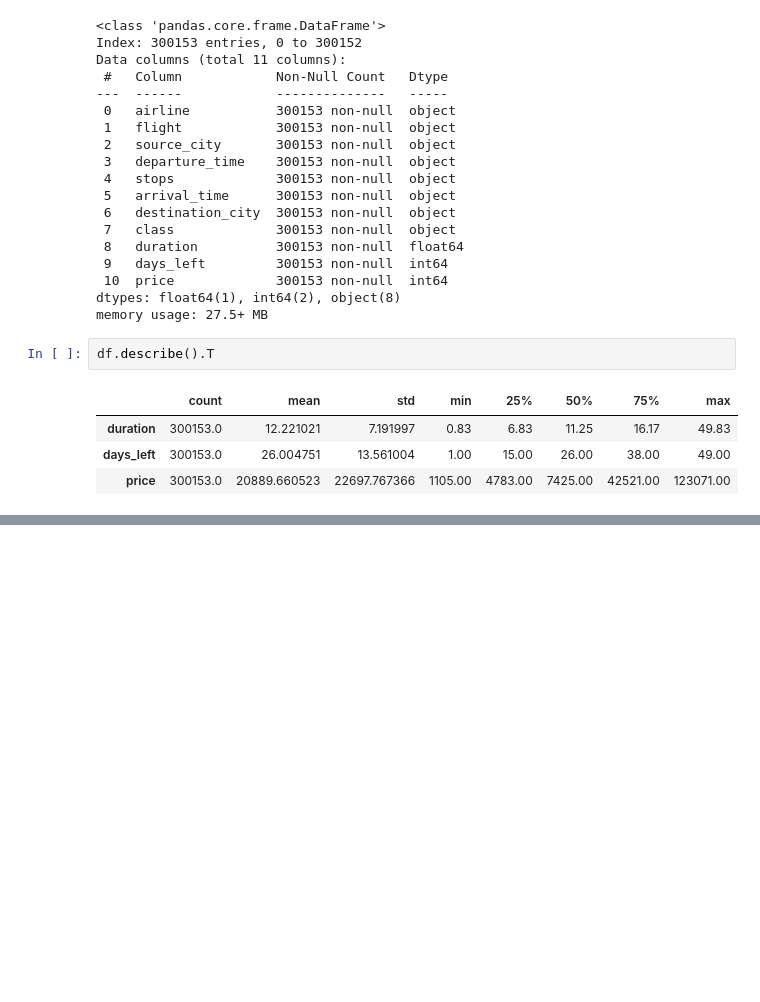
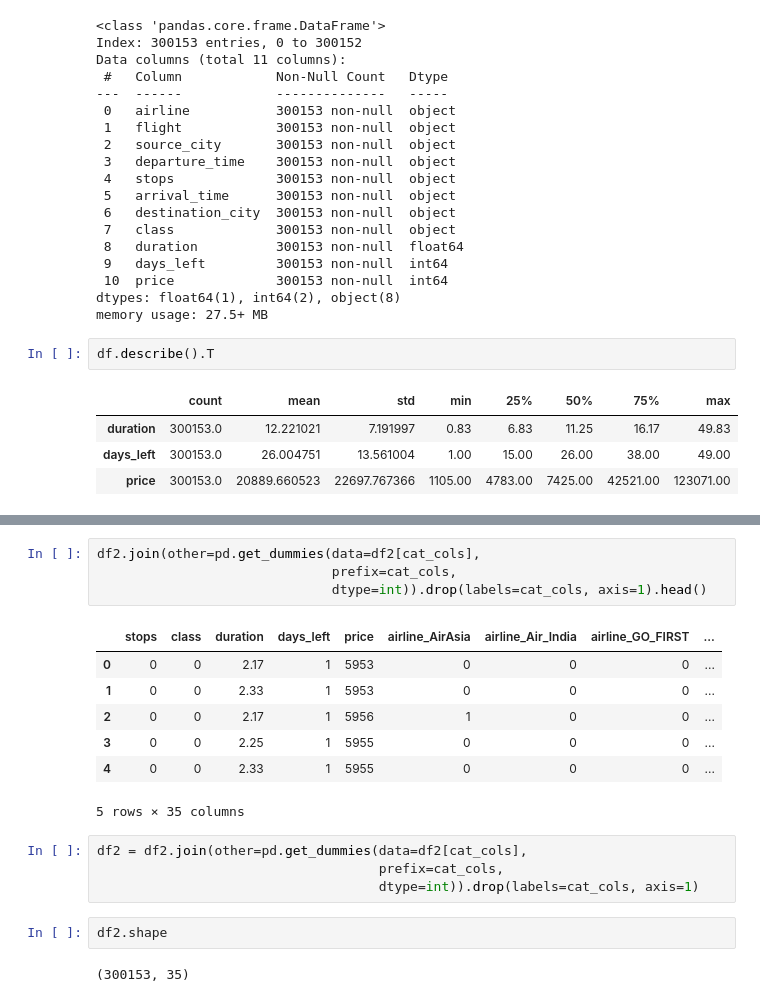
Before and after one commit to FGalvao77/-ANALYSIS-DATA-SCIENCE-Flight-Price-Prediction, a Jupyter notebook: [ANALYSIS_&_DATA_SCIENCE]_Flight_Price_Prediction.ipynb, the cells around one changed output, grey strips where cells are left out. Drawn from its saved outputs; the diff is of its cells as text; blank space fills up the shorter version.

```diff
--- a/[ANALYSIS_&_DATA_SCIENCE]_Flight_Price_Prediction.ipynb
+++ b/[ANALYSIS_&_DATA_SCIENCE]_Flight_Price_Prediction.ipynb
@@ -124,0 +355,20 @@ df.describe().T
+# %%
+df2.join(other=pd.get_dummies(data=df2[cat_cols],
+                              prefix=cat_cols,
+                              dtype=int)).drop(labels=cat_cols, axis=1).head()
+# %% [output]
+|  | stops | class | duration | days_left | price | airline_AirAsia | airline_Air_India | airline_GO_FIRST | ... |
+| 0 | 0 | 0 | 2.17 | 1 | 5953 | 0 | 0 | 0 | ... |
+| 1 | 0 | 0 | 2.33 | 1 | 5953 | 0 | 0 | 0 | ... |
+| 2 | 0 | 0 | 2.17 | 1 | 5956 | 1 | 0 | 0 | ... |
+| 3 | 0 | 0 | 2.25 | 1 | 5955 | 0 | 0 | 0 | ... |
+| 4 | 0 | 0 | 2.33 | 1 | 5955 | 0 | 0 | 0 | ... |
+5 rows × 35 columns
+# %%
+df2 = df2.join(other=pd.get_dummies(data=df2[cat_cols],
+                                    prefix=cat_cols,
+                                    dtype=int)).drop(labels=cat_cols, axis=1)
+# %%
+df2.shape
+# %% [output]
+(300153, 35)
```
Also changed, not shown: parts of 31 cells of this notebook.
